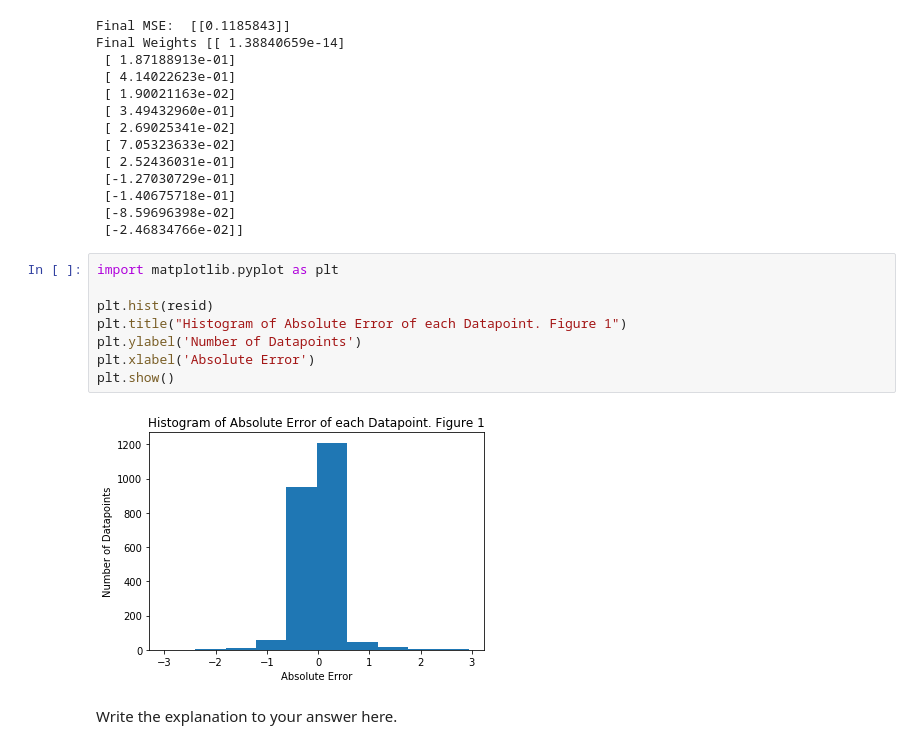
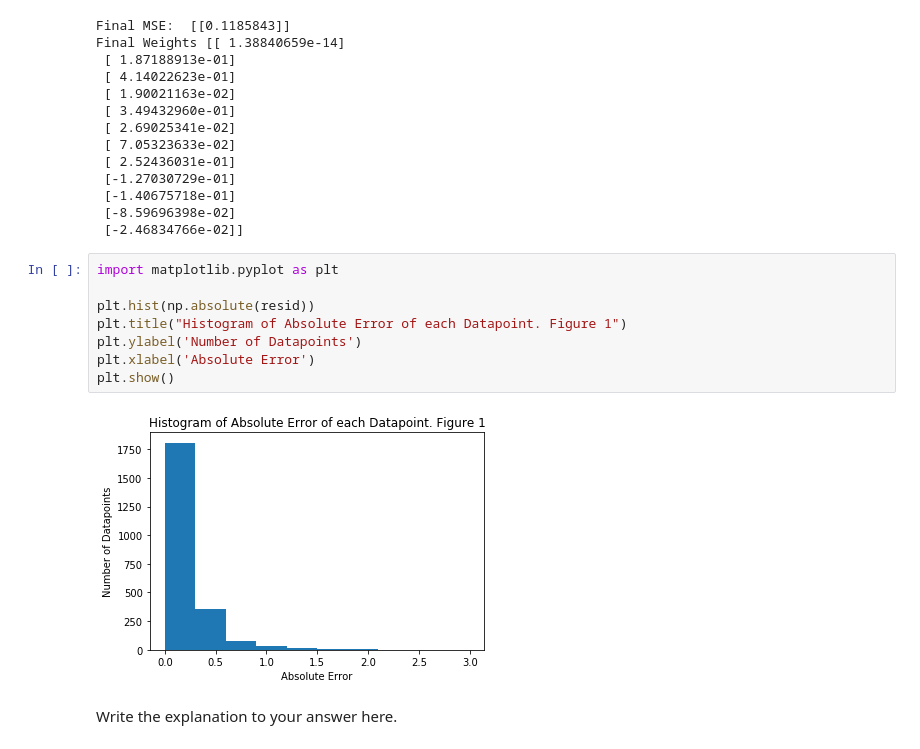
Before and after one commit to Jake-Sturgeon/MLAI, a Jupyter notebook: COM4509-6509_Assignment_1_UCard_160153352.ipynb, the cells around one changed output. Drawn from its saved outputs; the diff is of its cells as text.

```diff
--- a/COM4509-6509_Assignment_1_UCard_160153352.ipynb
+++ b/COM4509-6509_Assignment_1_UCard_160153352.ipynb
@@ -504,13 +505,13 @@ Final Weights [[ 1.38840659e-14]
 # %%
 import matplotlib.pyplot as plt
 
-plt.hist(resid)
+plt.hist(np.absolute(resid))
 plt.title("Histogram of Absolute Error of each Datapoint. Figure 1")
 plt.ylabel('Number of Datapoints')
 plt.xlabel('Absolute Error')
 plt.show()
 # %% [output]
-[figure, old version]
+[figure, new version]
 # %% [markdown]
 Write the explanation to your answer here.
 # %% [markdown]
```
Also changed, not shown: parts of 7 cells of this notebook.
